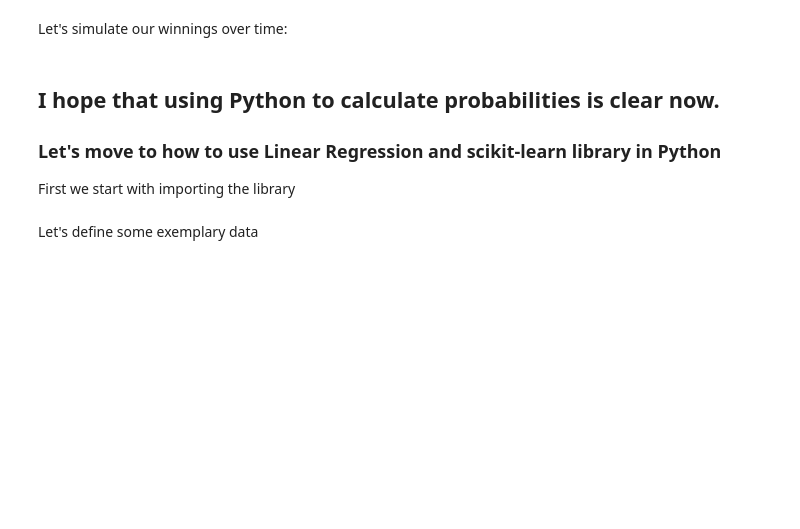
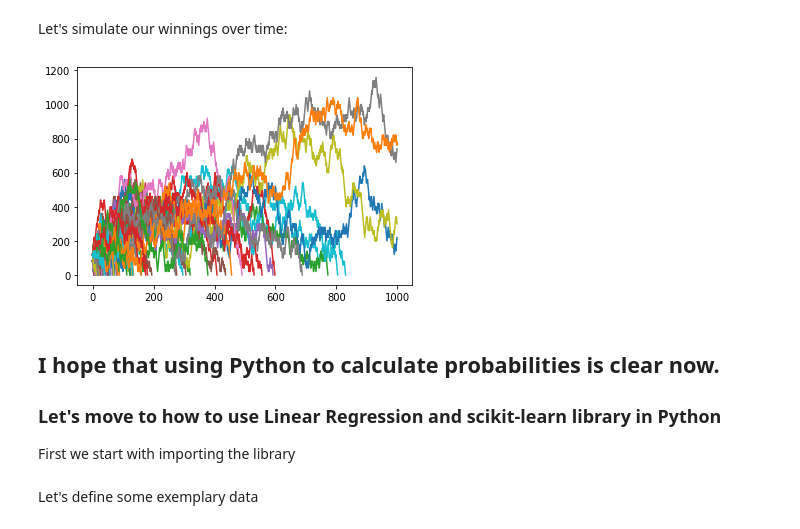
Before and after one commit to SmolakK/ArtificialIntelligence2025, a Jupyter notebook: _build/html/_sources/5. AI 5.ipynb, the cells around one changed output. Drawn from its saved outputs; the diff is of its cells as text; code cells hidden in the pictures; blank space fills up the shorter version.

```diff
--- a/_build/html/_sources/5. AI 5.ipynb
+++ b/_build/html/_sources/5. AI 5.ipynb
@@ -72,5 +212,23 @@ There are 37 slots, 18 of which are black.
 # %% [markdown]
 Let's simulate our winnings over time:
+# %%
+outcomes = ['Black',"Red",'Green']
+probs = [18/37, 18/37, 1/37]
+for n in range(100):
+    budget = 100
+    bet = 20
+    winnings = []
+    for rounds in range(1000):
+        budget -= 20
+        outcome = np.random.choice(outcomes,p=probs)
+        if outcome == 'Black':
+            budget += 20*2
+        winnings.append(budget)
+        if budget <= 0:
+            break
+    plt.plot(winnings)
+# %% [output]
+[figure, added]
 # %% [markdown]
 ## I hope that using Python to calculate probabilities is clear now.
 
```
Also changed, not shown: parts of 28 cells of this notebook, 27 other files.
